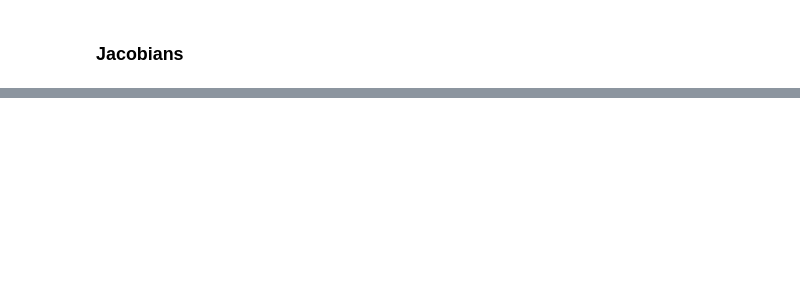
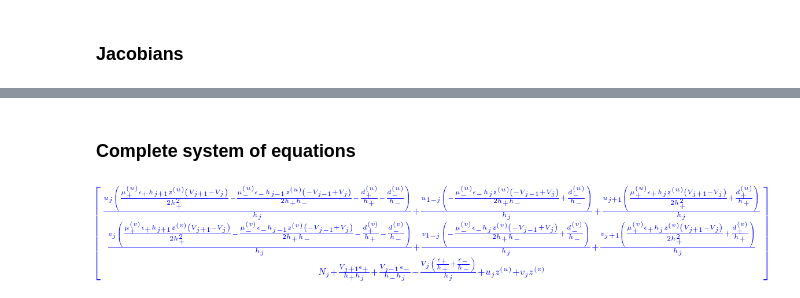
Before and after one commit to danieljfarrell/FVM, a Jupyter notebook: ipynb/Jacobian_for_continuity_and_Poisson_equations.ipynb, the cells around one changed output, grey strips where cells are left out. Drawn from its saved outputs; the diff is of its cells as text; code cells hidden in the pictures; blank space fills up the shorter version.

```diff
--- a/ipynb/Jacobian_for_continuity_and_Poisson_equations.ipynb
+++ b/ipynb/Jacobian_for_continuity_and_Poisson_equations.ipynb
@@ -135,0 +136,15 @@ X.jacobian(Y)
+# %% [markdown]
+### Complete system of equations
+# %%
+A = Matrix([[ra, 0, 0, rb, 0, 0, rc, 0, 0],
+            [0, sa, 0, 0, sb, 0, 0, sc, 0],
+            [0,  0,la, 0,  0, lb, 0,  0,lc]])
+
+d = Matrix([0,0,rho])
+
+X = Matrix([u1j, v1j, V1j, uj, vj, Vj, uj1, vj1, Vj1])
+
+F = A*X + d
+F
+# %% [output]
+[figure, added]
```
Also changed, not shown: parts of 14 cells of this notebook, 18 other files.
